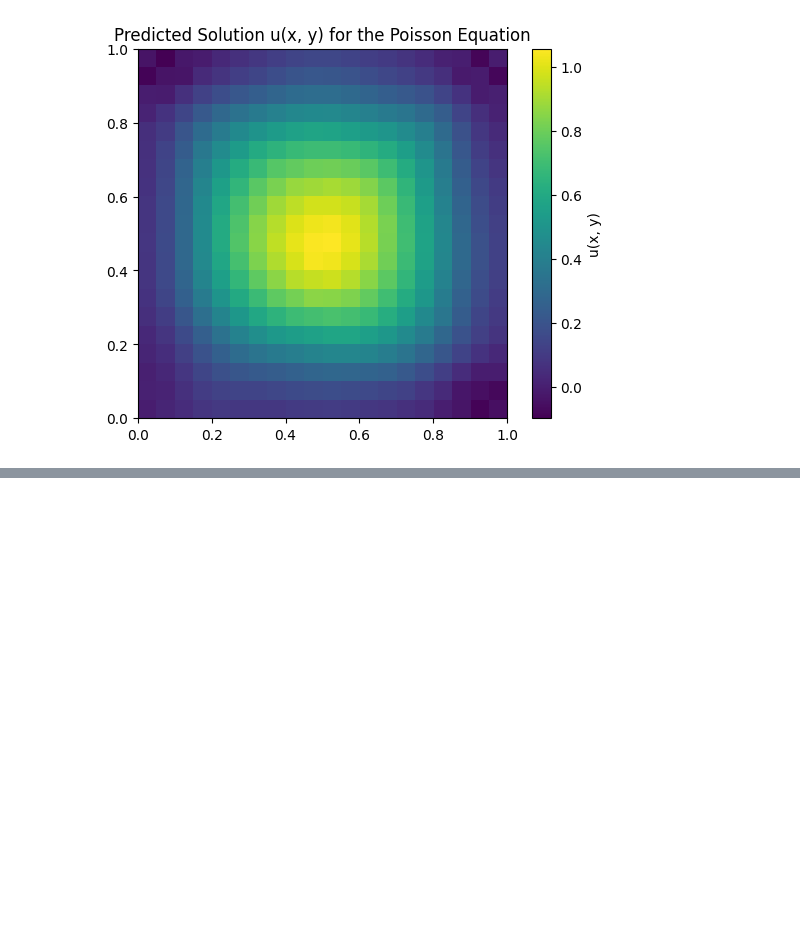
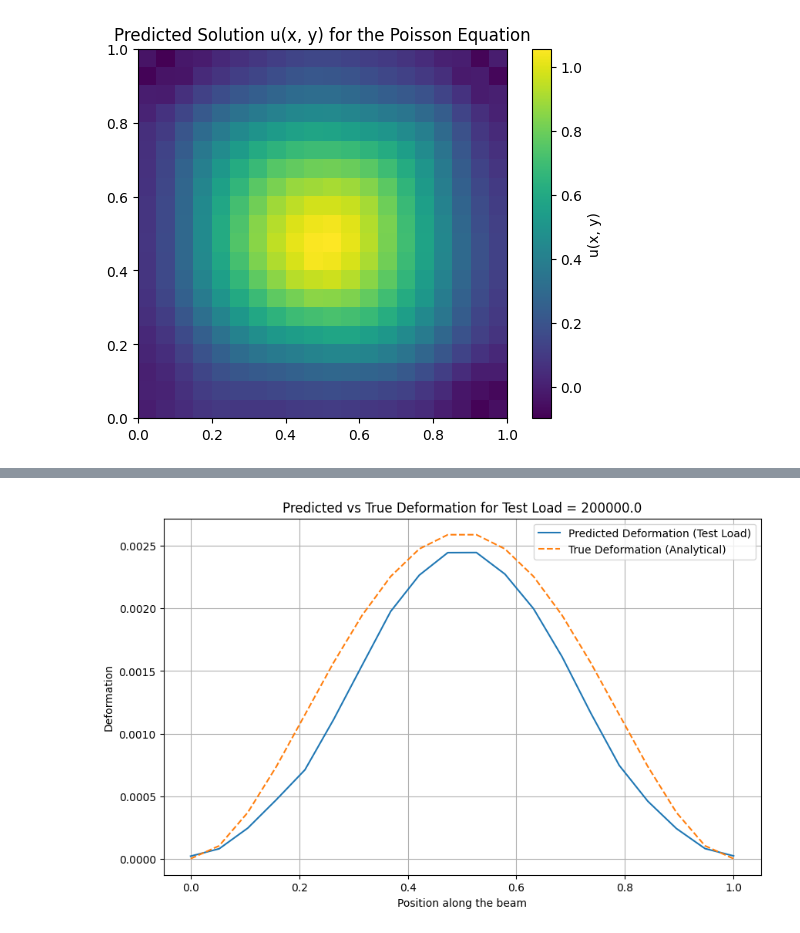
Before and after one commit to alucantonio/data_enhanced_simulation, a Jupyter notebook: 6_GNNforPhysics.ipynb, the cells around one changed output, grey strips where cells are left out. Saved outputs shown, nothing was run; the diff lists cells and outputs as text; code cells hidden in the pictures; blank space fills up the shorter version.

```diff
--- a/6_GNNforPhysics.ipynb
+++ b/6_GNNforPhysics.ipynb
@@ -171,0 +337,40 @@ plt.show()
+# %%
+
+# -------------------
+# Test load prediction and denormalization
+# -------------------
+
+# Define a test load (e.g., 7.0)
+test_load = 2.0e5
+
+# Create the test graph for the test load
+test_graph = create_rod_graph(num_nodes, test_load, load_mean, load_std, position_mean, position_std)
+
+# Predict the deformation using the trained model
+with torch.no_grad():
+    predicted_test_deformation_normalized = model(test_graph.x, test_graph.edge_index)
+
+# Denormalize the predicted deformation for the test load
+predicted_test_deformation = predicted_test_deformation_normalized * deformation_std + deformation_mean
+
+# Compute the true deformation using the analytical solution for the test load
+x_positions = torch.linspace(0, L, num_nodes)
+true_test_deformation = beam_deflection(x_positions, L, test_load, E, I)
+
+# Convert to numpy for plotting
+x_positions_numpy = x_positions.numpy()
+predicted_test_deformation_numpy = predicted_test_deformation.numpy()
+true_test_deformation_numpy = true_test_deformation.numpy()
+
+# Plot the comparison between predicted and true deformation for the test load
+plt.figure(figsize=(10, 6))
+plt.plot(x_positions_numpy, predicted_test_deformation_numpy, label='Predicted Deformation (Test Load)')
+plt.plot(x_positions_numpy, true_test_deformation_numpy, label='True Deformation (Analytical)', linestyle='--')
+plt.title(f'Predicted vs True Deformation for Test Load = {test_load}')
+plt.xlabel('Position along the beam')
+plt.ylabel('Deformation')
+plt.legend()
+plt.grid(True)
+plt.show()
+# %% [output]
+[figure, added]
```
Also changed, not shown: parts of 4 cells of this notebook.
